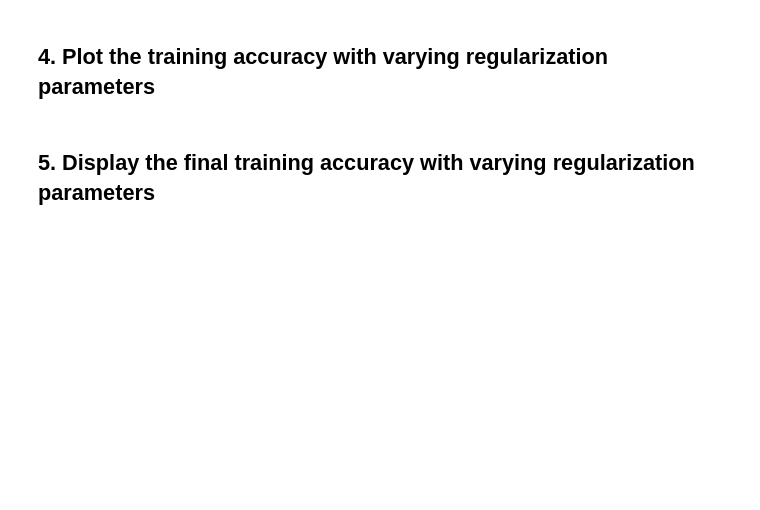
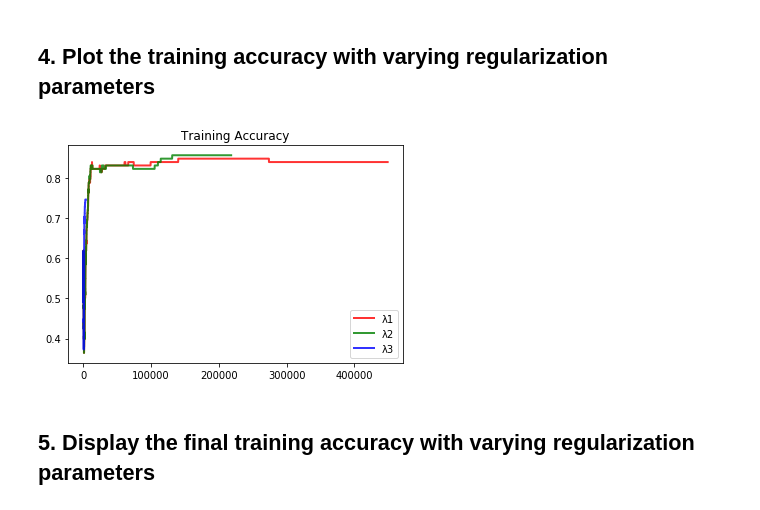
Before and after one commit to jesnk/20_1_ml_class, a Jupyter notebook: assignment/07/07.ipynb, the cells around one changed output. Cells and saved outputs as stored; diff of their text form; code cells hidden in the pictures; blank space fills up the shorter version.

```diff
--- a/assignment/07/07.ipynb
+++ b/assignment/07/07.ipynb
@@ -244,2 +313,11 @@ print("Converged Training Accuracy : {:.5f}".format(acc_log[-1]))
+# %%
+plt.title("Training Accuracy")
+plot1, = plt.plot(result_1["epoch_log"],result_1["acc_log"], color='red',linewidth=2,alpha=0.8)
+plot2, = plt.plot(result_2["epoch_log"],result_2["acc_log"], color='green',linewidth=2,alpha=0.8)
+plot3, = plt.plot(result_3["epoch_log"],result_3["acc_log"], color='blue',linewidth=2,alpha=0.8)
+plt.legend([plot1,plot2,plot3],["λ1","λ2","λ3"])
+plt.show()
+# %% [output]
+[figure, added]
 # %% [markdown]
 ## 5. Display the final training accuracy with varying regularization parameters
```
Also changed, not shown: parts of 15 cells of this notebook.
